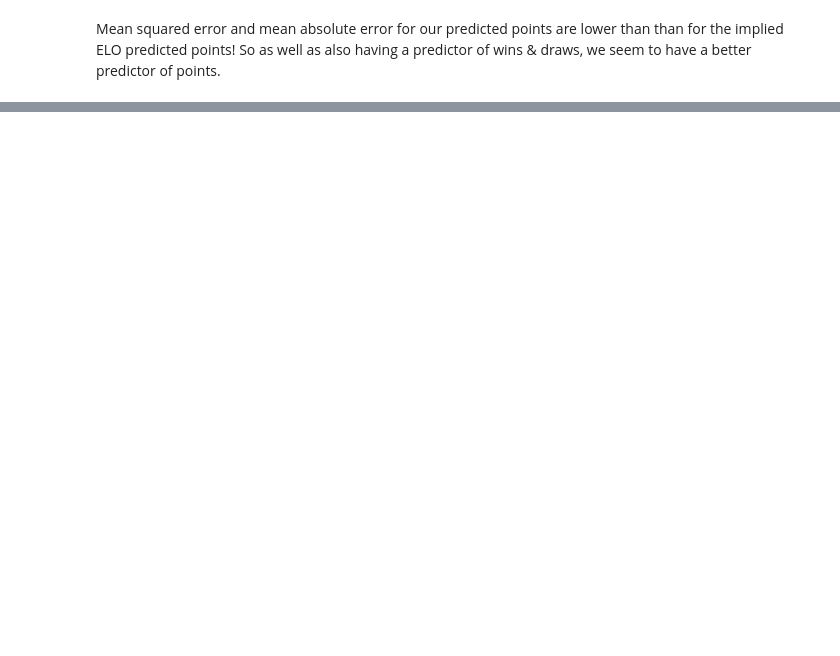
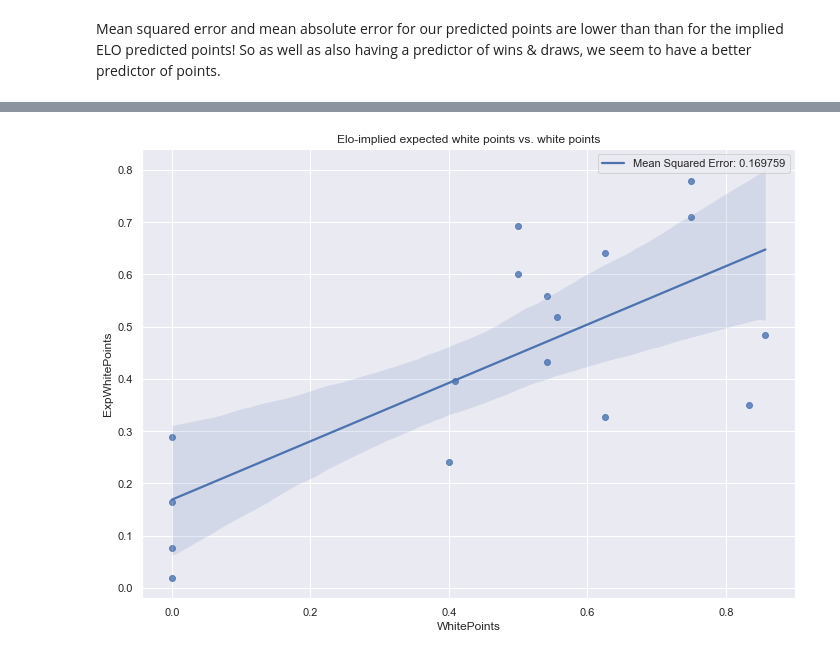
Before and after one commit to ktadgh/Classical-Chess-Predictions, a Jupyter notebook: Blitz Project.ipynb, the cells around one changed output, grey strips where cells are left out. Cells and saved outputs as stored; diff of their text form; code cells hidden in the pictures; blank space fills up the shorter version.

```diff
--- a/Blitz Project.ipynb
+++ b/Blitz Project.ipynb
@@ -408 +427,9 @@ Text(0, 0.5, 'Average Points')
+# %%
+plt.figure()
+plt.title('Elo-implied expected white points vs. white points')
+sb.regplot(data = X_test_cut_ex_grouped, x = 'WhitePoints', y = 'ExpWhitePoints', line_kws = {'label':f'Mean Squared Error: {mse_elo:4f}'})
+plt.legend()
+plt.savefig('images/ELO_acc.png')
+# %% [output]
+[figure, added]
 # %%
```
Also changed, not shown: parts of 20 cells of this notebook, 3 other files.
